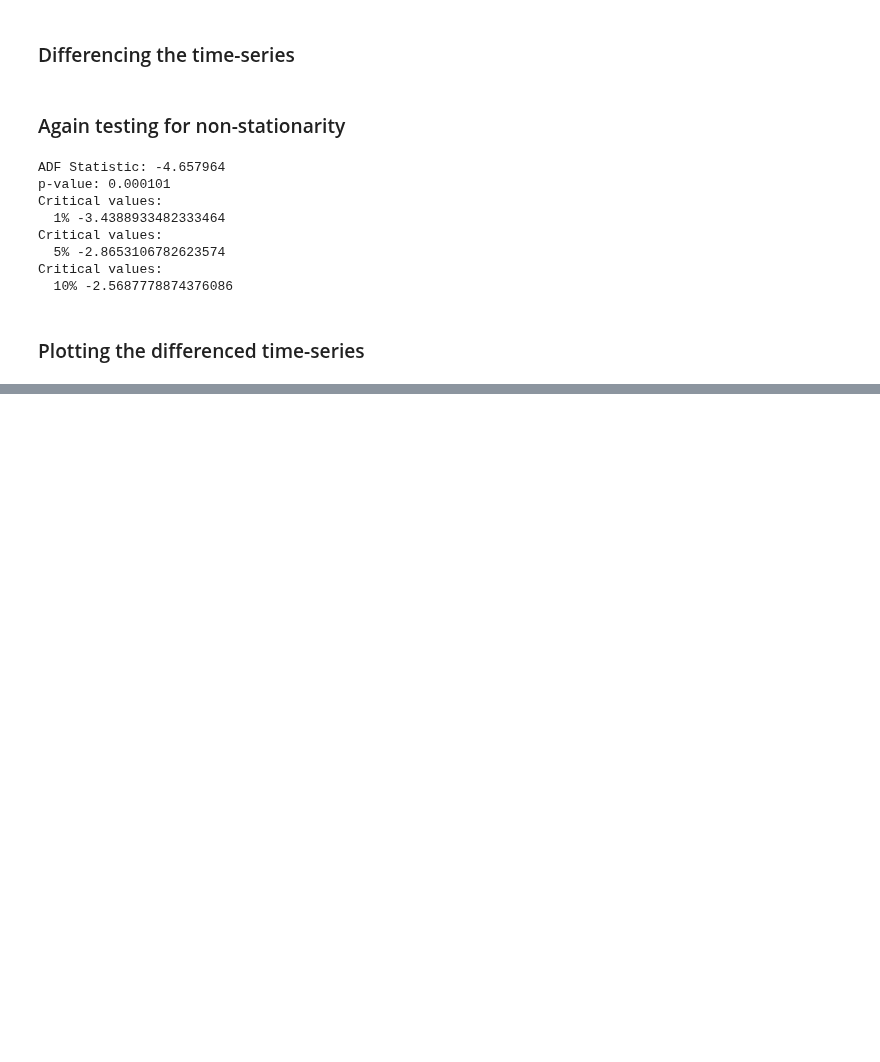
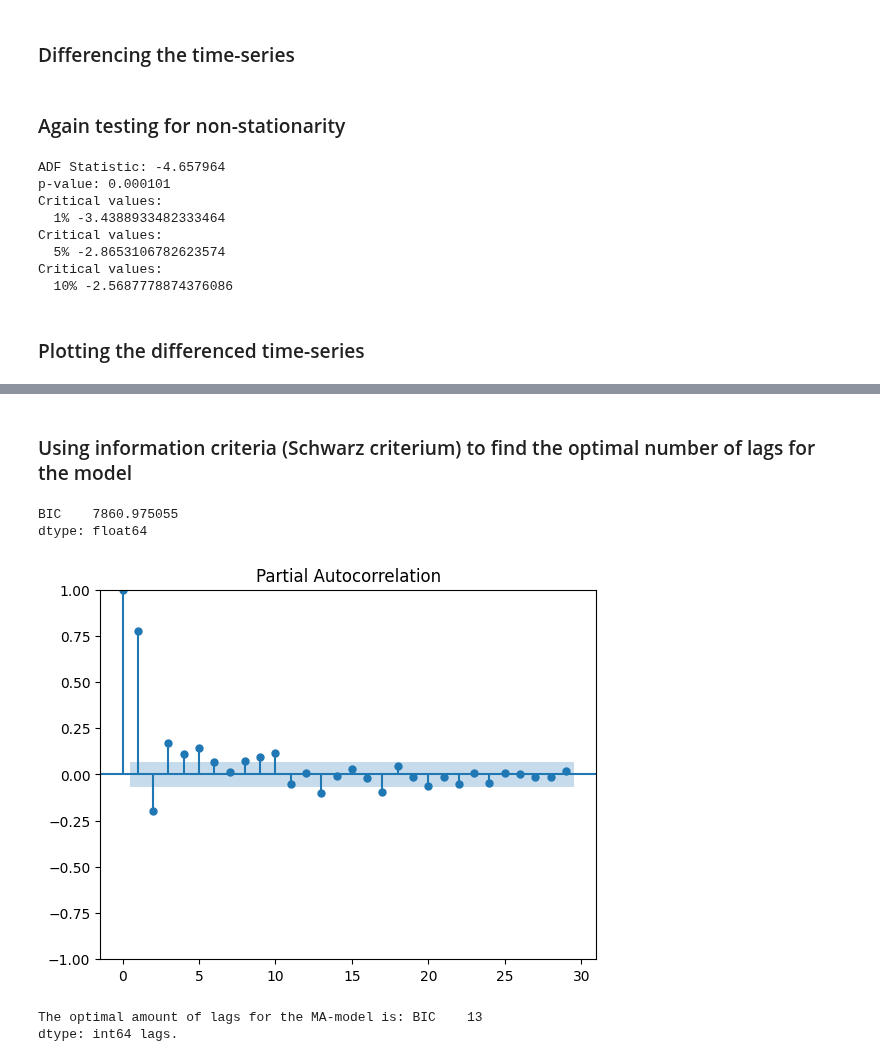
Before and after one commit to niklas0801/VAR_Models, a Jupyter notebook: ARIMA_models.ipynb, the cells around one changed output, grey strips where cells are left out. Cells and saved outputs as stored; diff of their text form; code cells hidden in the pictures; blank space fills up the shorter version.

Commit message:
determination of optimal lags for the AR- and MA-model

```diff
--- a/ARIMA_models.ipynb
+++ b/ARIMA_models.ipynb
@@ -108,0 +114,52 @@ Text(0, 0.5, 'M2')
+# %% [markdown]
+### Using information criteria (Schwarz criterium) to find the optimal number of lags for the model
+# %%
+money_diff = money_diff.set_index("DATE").copy()
+# %%
+# The frequency for the time has to be set
+money_diff = money_diff.asfreq("MS")
+# %%
+# First, we'll determine the optimum amount of lags for the AR-model
+
+bic_value_1 = []
+
+for p in range(1, 31):
+    ARmodel = AutoReg(money_diff["M2SL"], lags=p).fit()
+    bic = ARmodel.bic
+    bic_value_1.append(bic)
+
+
+ARbic = pd.DataFrame({"BIC": [item for item in bic_value_1]})
+
+ARbic.min()
+
+# The BIC-criterium is getting smaller with increasing number of lags without stopping
+# Because of this problem, the ACF and PACF are being used to determine the number of lags
+# %% [output]
+BIC    7860.975055
+dtype: float64
+# %%
+plot_pacf(money_diff["M2SL"])
+plt.show()
+
+# After the third lag, the partial autocorrelation seems to almost fall under the confidence bands
+# Therefore, 3 lags should be sufficient for the AR-model
+# %% [output]
+[figure, added]
+# %%
+# Secondly, we'll determine the optimum amount of lags for the AR-model
+
+bic_value_2 = []
+
+for q in range(1, 21):
+    MAmodel = ARIMA(money_diff["M2SL"], order=(0, 0, q)).fit()
+    bic = MAmodel.bic
+    bic_value_2.append(bic)
+
+
+MAbic = pd.DataFrame({"BIC": [item for item in bic_value_2]})
+
+print(f"The optimal amount of lags for the MA-model is: {MAbic.idxmin() + 1} lags.")
+# %% [output]
+The optimal amount of lags for the MA-model is: BIC    13
+dtype: int64 lags.
```
Also changed, not shown: parts of 4 cells of this notebook.
